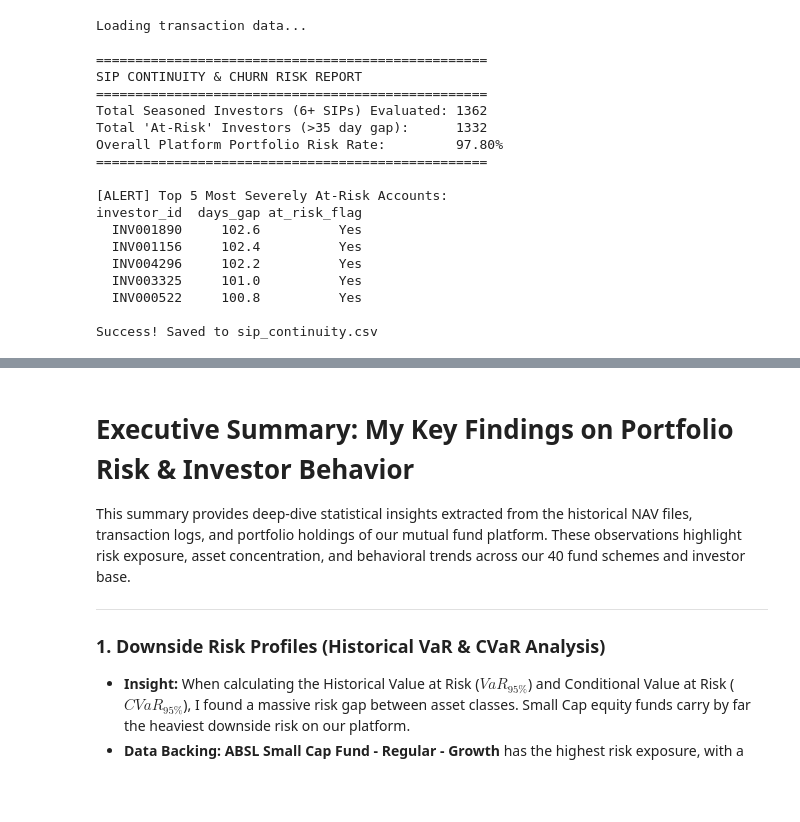
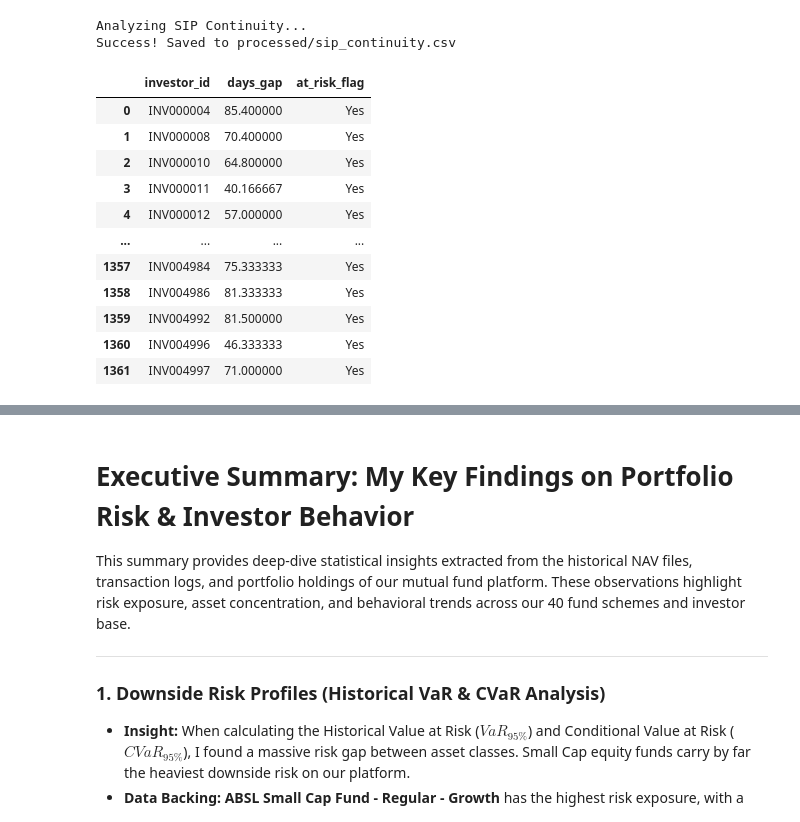
Before and after one commit to Razorface1919/bluestock_mf_capstone, a Jupyter notebook: notebooks/05_advanced_analytics.ipynb, the cells around one changed output, grey strips where cells are left out. Saved outputs shown, nothing was run; the diff lists cells and outputs as text; code cells hidden in the pictures; blank space fills up the shorter version.

```diff
--- a/notebooks/05_advanced_analytics.ipynb
+++ b/notebooks/05_advanced_analytics.ipynb
@@ -185,65 +157,37 @@ Success! Saved to cohort_analysis.csv
 # %%
 def analyze_sip_continuity():
-    print("Loading transaction data...")
-    tx_df = pd.read_csv(r"D:\Programs\bluestock_mf_capstone\data\processed\clean_transactions.csv", parse_dates=['transaction_date'])
+    print("Analyzing SIP Continuity...")
+    conn = sqlite3.connect(DB_PATH)
+    tx_df = pd.read_sql("SELECT investor_id, transaction_date, transaction_type FROM fact_transactions", conn, parse_dates=['transaction_date'])
+    conn.close()
 
-    sips = tx_df[tx_df['transaction_type'] == 'SIP'].copy()
-
-    sips = sips.sort_values(['investor_id', 'transaction_date'])
-
+    sips = tx_df[tx_df['transaction_type'].str.upper() == 'SIP'].sort_values(['investor_id', 'transaction_date'])
     sip_counts = sips.groupby('investor_id').size()
-    valid_investors = sip_counts[sip_counts >= 6].index
-    sips = sips[sips['investor_id'].isin(valid_investors)].copy()
+    sips = sips[sips['investor_id'].isin(sip_counts[sip_counts >= 6].index)].copy()
 
     sips['prev_date'] = sips.groupby('investor_id')['transaction_date'].shift(1)
     sips['days_gap'] = (sips['transaction_date'] - sips['prev_date']).dt.days
 
-    avg_gap_internal = sips.groupby('investor_id')['days_gap'].mean().reset_index()
+    avg_gap = sips.groupby('investor_id')['days_gap'].mean().reset_index()
+    avg_gap['at_risk_flag'] = np.where(avg_gap['days_gap'] > 35, 'Yes', 'No')
 
-    avg_gap_internal['at_risk_flag'] = np.where(avg_gap_internal['days_gap'] > 35, 'Yes', 'No')
+    avg_gap.to_csv(PROCESSED_DIR / 'sip_continuity.csv', index=False)
+    print("Success! Saved to processed/sip_continuity.csv\n")
+    return avg_gap
 
-    total_evaluated = len(avg_gap_internal)
-    total_at_risk = len(avg_gap_internal[avg_gap_internal['at_risk_flag'] == 'Yes'])
-    pct_at_risk = (total_at_risk / total_evaluated) * 100 if total_evaluated > 0 else 0
-
-    print("\n" + "="*50)
-    print("SIP CONTINUITY & CHURN RISK REPORT")
-    print("="*50)
-    print(f"Total Seasoned Investors (6+ SIPs) Evaluated: {total_evaluated}")
-    print(f"Total 'At-Risk' Investors (>35 day gap):      {total_at_risk}")
-    print(f"Overall Platform Portfolio Risk Rate:         {pct_at_risk:.2f}%")
-    print("="*50)
-
-    print("\n[ALERT] Top 5 Most Severely At-Risk Accounts:")
-    top_risk = avg_gap_internal[avg_gap_internal['at_risk_flag'] == 'Yes'].sort_values('days_gap', ascending=False).head(5).copy()
-    top_risk['days_gap'] = top_risk['days_gap'].round(1)
-    print(top_risk.to_string(index=False))
-
-    return avg_gap_internal
-
-continuity_df = analyze_sip_continuity()
-
-output_filename = r"D:\Programs\bluestock_mf_capstone\data\processed\sip_continuity.csv"
-continuity_df.to_csv(output_filename, index=False)
-
-print(f"\nSuccess! Saved to sip_continuity.csv")
+analyze_sip_continuity()
 # %% [output]
-Loading transaction data...
-
-==================================================
-SIP CONTINUITY & CHURN RISK REPORT
-==================================================
-Total Seasoned Investors (6+ SIPs) Evaluated: 1362
-Total 'At-Risk' Investors (>35 day gap):      1332
-Overall Platform Portfolio Risk Rate:         97.80%
-==================================================
-
-[ALERT] Top 5 Most Severely At-Risk Accounts:
-investor_id  days_gap at_risk_flag
-  INV001890     102.6          Yes
-  INV001156     102.4          Yes
-  INV004296     102.2          Yes
-  INV003325     101.0          Yes
-  INV000522     100.8          Yes
-
-Success! Saved to sip_continuity.csv
+Analyzing SIP Continuity...
+Success! Saved to processed/sip_continuity.csv
+|  | investor_id | days_gap | at_risk_flag |
+| 0 | INV000004 | 85.400000 | Yes |
+| 1 | INV000008 | 70.400000 | Yes |
+| 2 | INV000010 | 64.800000 | Yes |
+| 3 | INV000011 | 40.166667 | Yes |
+| 4 | INV000012 | 57.000000 | Yes |
+| ... | ... | ... | ... |
+| 1357 | INV004984 | 75.333333 | Yes |
+| 1358 | INV004986 | 81.333333 | Yes |
+| 1359 | INV004992 | 81.500000 | Yes |
+| 1360 | INV004996 | 46.333333 | Yes |
+| 1361 | INV004997 | 71.000000 | Yes |
```
Also changed, not shown: parts of 9 cells of this notebook, 38 other files.
